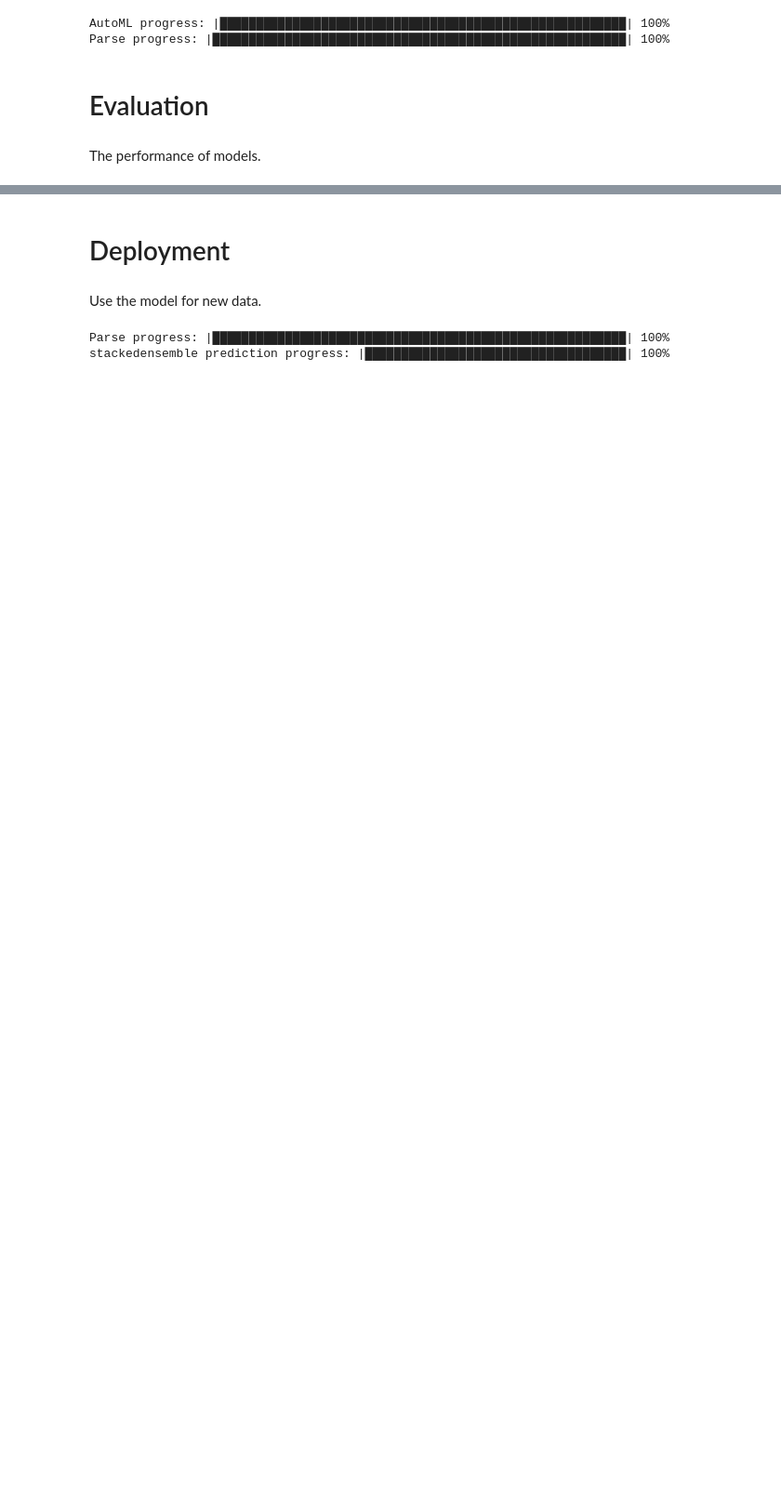
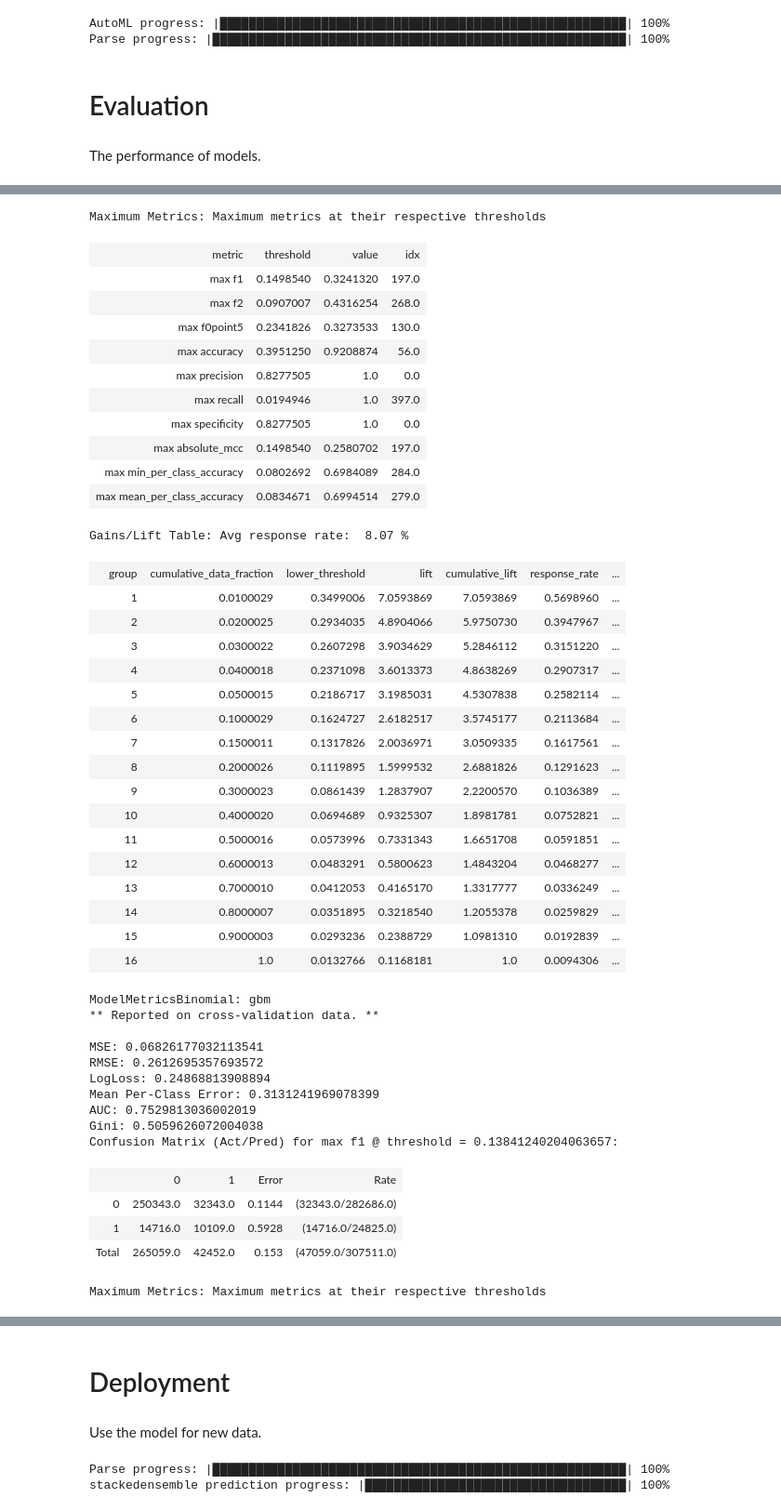
Before and after one commit to lukassykora/pysparkandh20, a Jupyter notebook: PySpark and H2O.ipynb, the cells around one changed output, grey strips where cells are left out. Shown at 93% size. Drawn from its saved outputs; the diff is of its cells as text; code cells hidden in the pictures; blank space fills up the shorter version.

```diff
--- a/PySpark and H2O.ipynb
+++ b/PySpark and H2O.ipynb
@@ -232,0 +292,3 @@ The performance of models.
+# %%
+gbm_model
+# %% [output]
@@ -232,0 +315,45 @@ The performance of models.
+Maximum Metrics: Maximum metrics at their respective thresholds
+| metric | threshold | value | idx |
+| max f1 | 0.1498540 | 0.3241320 | 197.0 |
+| max f2 | 0.0907007 | 0.4316254 | 268.0 |
+| max f0point5 | 0.2341826 | 0.3273533 | 130.0 |
+| max accuracy | 0.3951250 | 0.9208874 | 56.0 |
+| max precision | 0.8277505 | 1.0 | 0.0 |
+| max recall | 0.0194946 | 1.0 | 397.0 |
+| max specificity | 0.8277505 | 1.0 | 0.0 |
+| max absolute_mcc | 0.1498540 | 0.2580702 | 197.0 |
+| max min_per_class_accuracy | 0.0802692 | 0.6984089 | 284.0 |
+| max mean_per_class_accuracy | 0.0834671 | 0.6994514 | 279.0 |
+Gains/Lift Table: Avg response rate:  8.07 %
+|  | group | cumulative_data_fraction | lower_threshold | lift | cumulative_lift | response_rate | ... |
+|  | 1 | 0.0100029 | 0.3499006 | 7.0593869 | 7.0593869 | 0.5698960 | ... |
+|  | 2 | 0.0200025 | 0.2934035 | 4.8904066 | 5.9750730 | 0.3947967 | ... |
+|  | 3 | 0.0300022 | 0.2607298 | 3.9034629 | 5.2846112 | 0.3151220 | ... |
+|  | 4 | 0.0400018 | 0.2371098 | 3.6013373 | 4.8638269 | 0.2907317 | ... |
+|  | 5 | 0.0500015 | 0.2186717 | 3.1985031 | 4.5307838 | 0.2582114 | ... |
+|  | 6 | 0.1000029 | 0.1624727 | 2.6182517 | 3.5745177 | 0.2113684 | ... |
+|  | 7 | 0.1500011 | 0.1317826 | 2.0036971 | 3.0509335 | 0.1617561 | ... |
+|  | 8 | 0.2000026 | 0.1119895 | 1.5999532 | 2.6881826 | 0.1291623 | ... |
+|  | 9 | 0.3000023 | 0.0861439 | 1.2837907 | 2.2200570 | 0.1036389 | ... |
+|  | 10 | 0.4000020 | 0.0694689 | 0.9325307 | 1.8981781 | 0.0752821 | ... |
+|  | 11 | 0.5000016 | 0.0573996 | 0.7331343 | 1.6651708 | 0.0591851 | ... |
+|  | 12 | 0.6000013 | 0.0483291 | 0.5800623 | 1.4843204 | 0.0468277 | ... |
+|  | 13 | 0.7000010 | 0.0412053 | 0.4165170 | 1.3317777 | 0.0336249 | ... |
+|  | 14 | 0.8000007 | 0.0351895 | 0.3218540 | 1.2055378 | 0.0259829 | ... |
+|  | 15 | 0.9000003 | 0.0293236 | 0.2388729 | 1.0981310 | 0.0192839 | ... |
+|  | 16 | 1.0 | 0.0132766 | 0.1168181 | 1.0 | 0.0094306 | ... |
+ModelMetricsBinomial: gbm
+** Reported on cross-validation data. **
+
+MSE: 0.06826177032113541
+RMSE: 0.2612695357693572
+LogLoss: 0.24868813908894
+Mean Per-Class Error: 0.3131241969078399
+AUC: 0.7529813036002019
+Gini: 0.5059626072004038
+Confusion Matrix (Act/Pred) for max f1 @ threshold = 0.13841240204063657:
+|  | 0 | 1 | Error | Rate |
+| 0 | 250343.0 | 32343.0 | 0.1144 | (32343.0/282686.0) |
+| 1 | 14716.0 | 10109.0 | 0.5928 | (14716.0/24825.0) |
+| Total | 265059.0 | 42452.0 | 0.153 | (47059.0/307511.0) |
+Maximum Metrics: Maximum metrics at their respective thresholds
```
Also changed, not shown: parts of 32 cells of this notebook, 2 other files.
